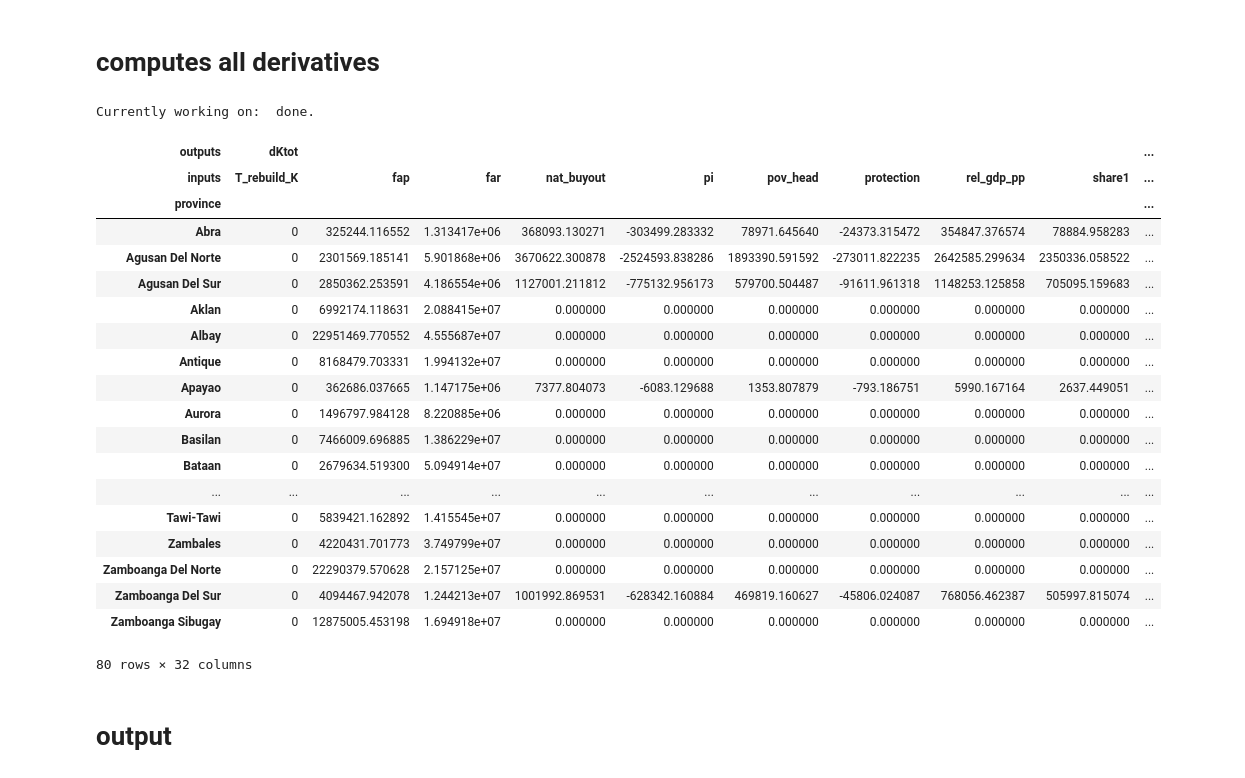
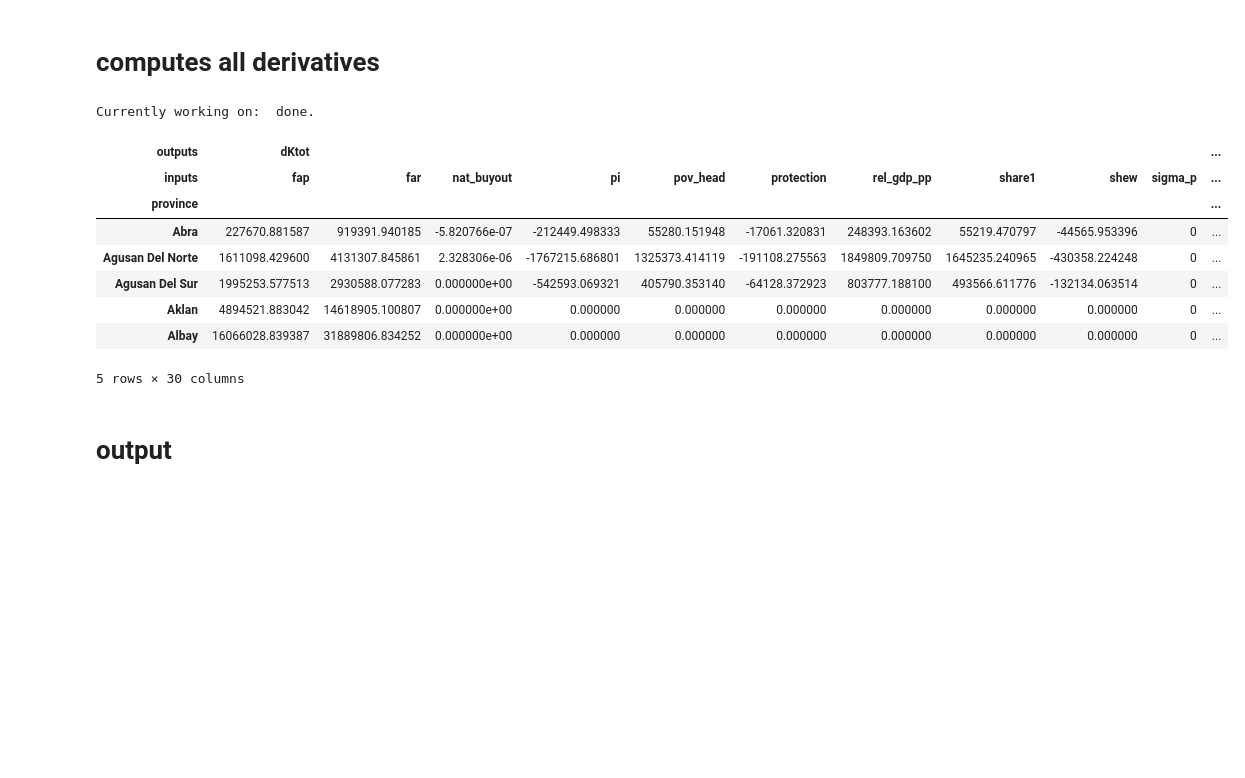
Before and after one commit to adrivsh/resilience_indicator_phl, a Jupyter notebook: systematic_policy_assessment.ipynb, the cells around one changed output. Saved outputs shown, nothing was run; the diff lists cells and outputs as text; code cells hidden in the pictures; blank space fills up the shorter version.

```diff
--- a/systematic_policy_assessment.ipynb
+++ b/systematic_policy_assessment.ipynb
@@ -28,7 +28,7 @@ df_original=def_ref_values(df_original)
 # %%
 deriv_set = np.setdiff1d( df_original.columns,
     ["pop","iso3","original_country","income_elast","avg_prod_k","axfin_p","axfin_r","v_s","gdp_pc_pp","gdp_pc_pp_nat",
-     "protectionref","gdp_pc_pp_ref","rho" ])
+     "protectionref","gdp_pc_pp_ref","rho", "T_rebuild_K" ])
 
 pd.DataFrame(data=deriv_set).to_csv("inputs/deriv_set.csv",index=False,header=False)
 
@@ -62,29 +62,18 @@ def compute_derivative(df_original,deriv_set,pol_assess_set):
     return der.swaplevel('inputs', 'outputs', axis=1).sort_index(axis=1).dropna(how="all",axis=1)
 # %%
 derivatives = compute_derivative(df_original,deriv_set,pol_assess_set)
-derivatives
+derivatives.head()
 # %% [output]
 Currently working on:  done.
-| outputs | dKtot |  |  |  |  |  |  |  |  | ... |
-| inputs | T_rebuild_K | fap | far | nat_buyout | pi | pov_head | protection | rel_gdp_pp | share1 | ... |
-| province |  |  |  |  |  |  |  |  |  | ... |
-| Abra | 0 | 325244.116552 | 1.313417e+06 | 368093.130271 | -303499.283332 | 78971.645640 | -24373.315472 | 354847.376574 | 78884.958283 | ... |
-| Agusan Del Norte | 0 | 2301569.185141 | 5.901868e+06 | 3670622.300878 | -2524593.838286 | 1893390.591592 | -273011.822235 | 2642585.299634 | 2350336.058522 | ... |
-| Agusan Del Sur | 0 | 2850362.253591 | 4.186554e+06 | 1127001.211812 | -775132.956173 | 579700.504487 | -91611.961318 | 1148253.125858 | 705095.159683 | ... |
-| Aklan | 0 | 6992174.118631 | 2.088415e+07 | 0.000000 | 0.000000 | 0.000000 | 0.000000 | 0.000000 | 0.000000 | ... |
-| Albay | 0 | 22951469.770552 | 4.555687e+07 | 0.000000 | 0.000000 | 0.000000 | 0.000000 | 0.000000 | 0.000000 | ... |
-| Antique | 0 | 8168479.703331 | 1.994132e+07 | 0.000000 | 0.000000 | 0.000000 | 0.000000 | 0.000000 | 0.000000 | ... |
-| Apayao | 0 | 362686.037665 | 1.147175e+06 | 7377.804073 | -6083.129688 | 1353.807879 | -793.186751 | 5990.167164 | 2637.449051 | ... |
-| Aurora | 0 | 1496797.984128 | 8.220885e+06 | 0.000000 | 0.000000 | 0.000000 | 0.000000 | 0.000000 | 0.000000 | ... |
-| Basilan | 0 | 7466009.696885 | 1.386229e+07 | 0.000000 | 0.000000 | 0.000000 | 0.000000 | 0.000000 | 0.000000 | ... |
-| Bataan | 0 | 2679634.519300 | 5.094914e+07 | 0.000000 | 0.000000 | 0.000000 | 0.000000 | 0.000000 | 0.000000 | ... |
-| ... | ... | ... | ... | ... | ... | ... | ... | ... | ... | ... |
-| Tawi-Tawi | 0 | 5839421.162892 | 1.415545e+07 | 0.000000 | 0.000000 | 0.000000 | 0.000000 | 0.000000 | 0.000000 | ... |
-| Zambales | 0 | 4220431.701773 | 3.749799e+07 | 0.000000 | 0.000000 | 0.000000 | 0.000000 | 0.000000 | 0.000000 | ... |
-| Zamboanga Del Norte | 0 | 22290379.570628 | 2.157125e+07 | 0.000000 | 0.000000 | 0.000000 | 0.000000 | 0.000000 | 0.000000 | ... |
-| Zamboanga Del Sur | 0 | 4094467.942078 | 1.244213e+07 | 1001992.869531 | -628342.160884 | 469819.160627 | -45806.024087 | 768056.462387 | 505997.815074 | ... |
-| Zamboanga Sibugay | 0 | 12875005.453198 | 1.694918e+07 | 0.000000 | 0.000000 | 0.000000 | 0.000000 | 0.000000 | 0.000000 | ... |
+| outputs | dKtot |  |  |  |  |  |  |  |  |  | ... |
+| inputs | fap | far | nat_buyout | pi | pov_head | protection | rel_gdp_pp | share1 | shew | sigma_p | ... |
+| province |  |  |  |  |  |  |  |  |  |  | ... |
+| Abra | 227670.881587 | 919391.940185 | -5.820766e-07 | -212449.498333 | 55280.151948 | -17061.320831 | 248393.163602 | 55219.470797 | -44565.953396 | 0 | ... |
+| Agusan Del Norte | 1611098.429600 | 4131307.845861 | 2.328306e-06 | -1767215.686801 | 1325373.414119 | -191108.275563 | 1849809.709750 | 1645235.240965 | -430358.224248 | 0 | ... |
+| Agusan Del Sur | 1995253.577513 | 2930588.077283 | 0.000000e+00 | -542593.069321 | 405790.353140 | -64128.372923 | 803777.188100 | 493566.611776 | -132134.063514 | 0 | ... |
+| Aklan | 4894521.883042 | 14618905.100807 | 0.000000e+00 | 0.000000 | 0.000000 | 0.000000 | 0.000000 | 0.000000 | 0.000000 | 0 | ... |
+| Albay | 16066028.839387 | 31889806.834252 | 0.000000e+00 | 0.000000 | 0.000000 | 0.000000 | 0.000000 | 0.000000 | 0.000000 | 0 | ... |
-80 rows × 32 columns
+5 rows × 30 columns
 # %% [markdown]
 # output
 # %% [markdown]
```
Also changed, not shown: parts of 2 cells of this notebook, 9 other files.
